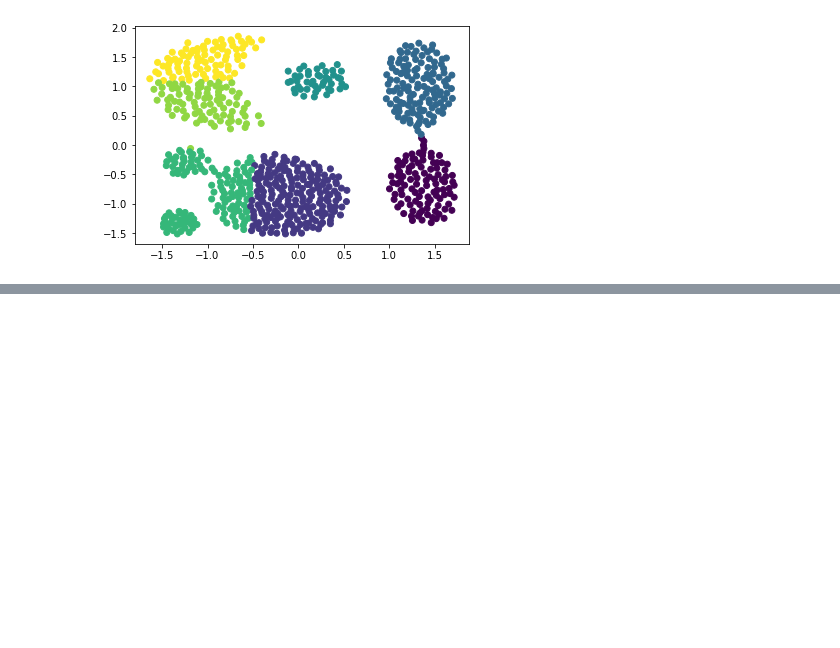
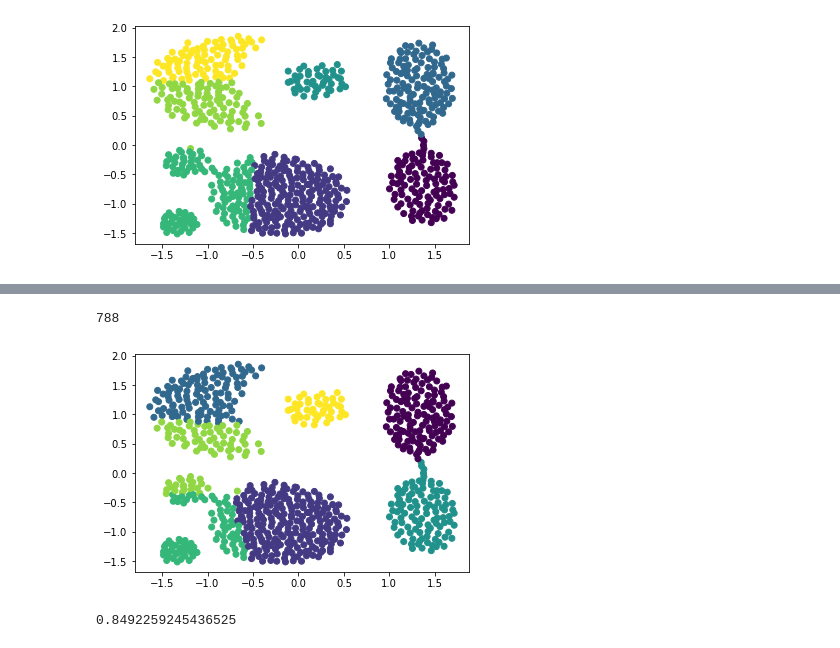
Before and after one commit to kh65/Assignment-3, a Jupyter notebook: assignment_3.ipynb, the cells around one changed output, grey strips where cells are left out. Saved outputs shown, nothing was run; the diff lists cells and outputs as text; code cells hidden in the pictures; blank space fills up the shorter version.

```diff
--- a/assignment_3.ipynb
+++ b/assignment_3.ipynb
@@ -334,0 +348,46 @@ KMeans converged in 21 iterations.
+# %%
+def coreset(data, k):
+    # Data length
+    n = len(data)
+
+    # Data mean stored as an [features, 1] array
+    mu = [np.mean(data, axis=0)]
+
+    # Distance squared array of the sample to the data mean
+    dist_array = cdist(data, mu, metric='sqeuclidean')
+
+    # Total distance squared sum
+    total_dist = np.sum(dist_array)
+
+    # Array of sampling probabilities
+    q_x = np.zeros(n)
+
+    # Fill q_x with the given relation
+    for i in range(n):
+        q_x[i] = (1/n + dist_array[i]/total_dist)/2
+
+    # Array of weights
+    w_x = 1/(k*q_x)
+
+    # Using q_x, sample k indices with teh probability q_x, without replacements
+    indices = np.random.choice(np.arange(n), k, replace=False, p=q_x)
+
+    # Use the sampled indices to return the coreset samples and their corresponding weights
+    return data[indices], w_x[indices]
+# %%
+len(toy_data_features)
+# %% [output]
+788
+# %%
+toy_core, toy_weights = coreset(toy_data_features, 100)
+# %%
+kmeans = KMeans(n_clusters=7, random_state=0).fit(toy_core, sample_weight = toy_weights)
+# %%
+toy_core_labels = kmeans.predict(toy_data_features)
+# %%
+plt.scatter(toy_data_features[:,0], toy_data_features[:,1], c = toy_core_labels)
+plt.show()
+print(normalized_mutual_info_score(toy_core_labels, toy_data_labels))
+# %% [output]
+[figure, added]
+0.8492259245436525
```
Also changed, not shown: parts of 8 cells of this notebook.
